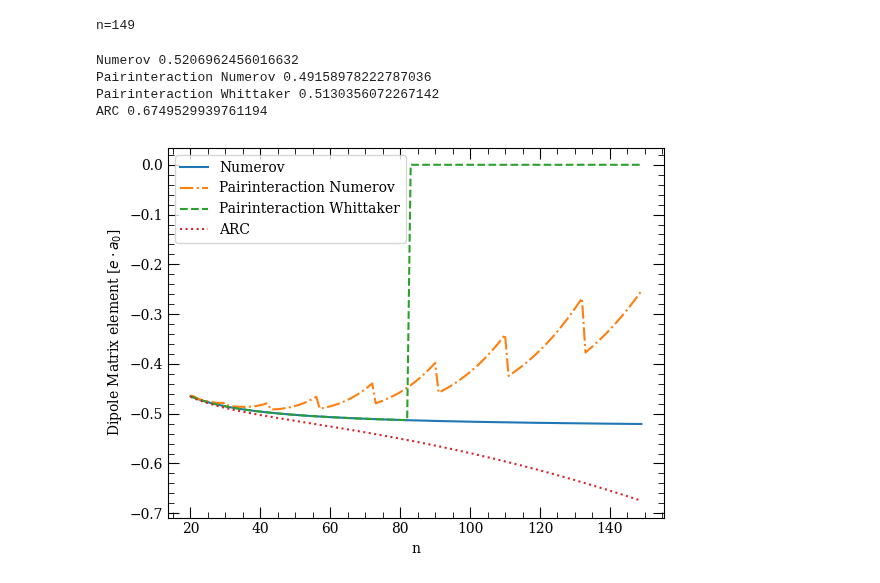
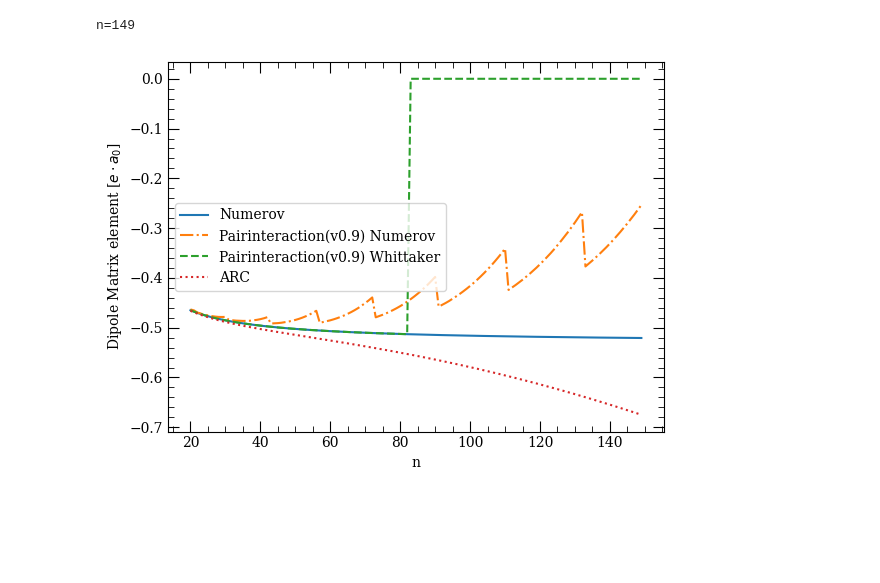
Before and after one commit to pairinteraction/ryd-numerov, a Jupyter notebook: docs/examples/comparisons/compare_dipole_matrix_element.ipynb, the cells around one changed output. Saved outputs shown, nothing was run; the diff lists cells and outputs as text; code cells hidden in the pictures; blank space fills up the shorter version.

```diff
--- a/docs/examples/comparisons/compare_dipole_matrix_element.ipynb
+++ b/docs/examples/comparisons/compare_dipole_matrix_element.ipynb
@@ -9,8 +9,8 @@ import numpy as np
 from ryd_numerov.rydberg import RydbergState
 from ryd_numerov.units import ureg
 # %%
-# A few exemplary test cases, where pairinteraction and ARC do fail in various ways
-n_list = np.arange(20, 150)
+# A few exemplary test cases, where pairinteraction(v0.9) and ARC do fail in various ways
+n_list = list(range(20, 150))
 
 choose = "circular"
 
@@ -51,8 +51,8 @@ matrixelements = []
 for qn1, qn2 in zip(qn1_list, qn2_list):
     print(f"n={qn1[0]}", end="\r")
     q = round(qn2[-1] - qn1[-1])
-    state_i = RydbergState("Rb", *qn1)
-    state_f = RydbergState("Rb", *qn2)
+    state_i = RydbergState("Rb", n=qn1[0], l=qn1[1], j=qn1[2], m=qn1[3])
+    state_f = RydbergState("Rb", n=qn2[0], l=qn2[1], j=qn2[2], m=qn2[3])
     dipole_me = state_i.calc_matrix_element(state_f, "ELECTRIC", 1, 1, q, unit="a.u.")
     matrixelements.append(dipole_me)
 
@@ -67,7 +67,7 @@ cache = pi.MatrixElementCache("./.pairinteraction_cache/")
 pi_unit_to_au = (ureg.Quantity(1, "cm/V") * ureg.Quantity(1, "GHz").to("J", "spectroscopy")).to("e * a_0").magnitude
 
 for method in ["Numerov", "Whittaker"]:
-    key = f"Pairinteraction {method}"
+    key = f"Pairinteraction(v0.9) {method}"
     cache.setMethod(pi.NUMEROV if method == "Numerov" else pi.WHITTAKER)
     matrixelements = []
     for qn1, qn2 in zip(qn1_list, qn2_list):
@@ -107,23 +107,17 @@ results["ARC"] = np.array(matrixelements)
 # %% [output]
 n=149
 # %%
-ls_dict = {"Pairinteraction Numerov": "-.", "ARC": ":", "Pairinteraction Whittaker": "--"}
-
 fig, ax = plt.subplots()
 
+ls_dict = {"Pairinteraction(v0.9) Numerov": "-.", "ARC": ":", "Pairinteraction(v0.9) Whittaker": "--"}
 for key, values in results.items():
     ls = ls_dict.get(key, "-")
     ax.plot(n_list, values, ls=ls, label=key)
-    print(key, np.max(np.abs(values)))
 
 ax.set_xlabel("n")
 ax.set_ylabel(r"Dipole Matrix element [$e \cdot a_0$]")
 
 ax.legend()
 plt.show()
 # %% [output]
-Numerov 0.5206962456016632
-Pairinteraction Numerov 0.49158978222787036
-Pairinteraction Whittaker 0.5130356072267142
-ARC 0.6749529939761194
-[figure, old version]
+[figure, new version]
```
Also changed, not shown: parts of 1 cell of this notebook, 10 other files.
